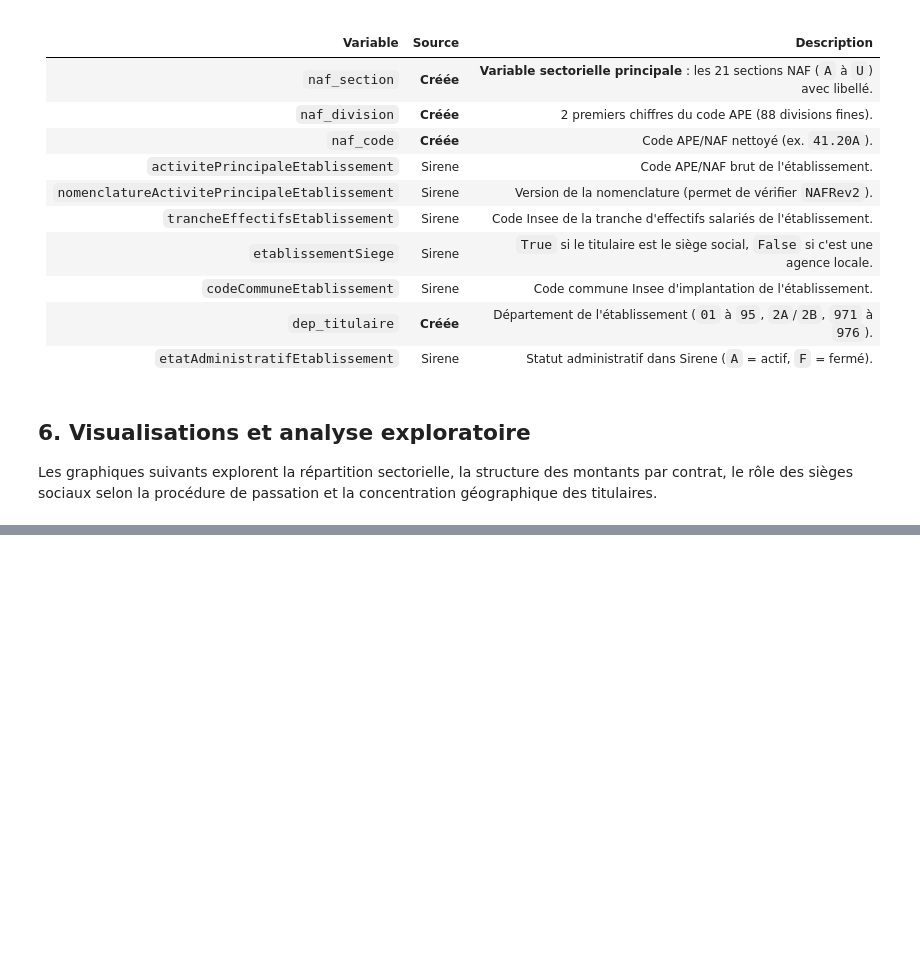
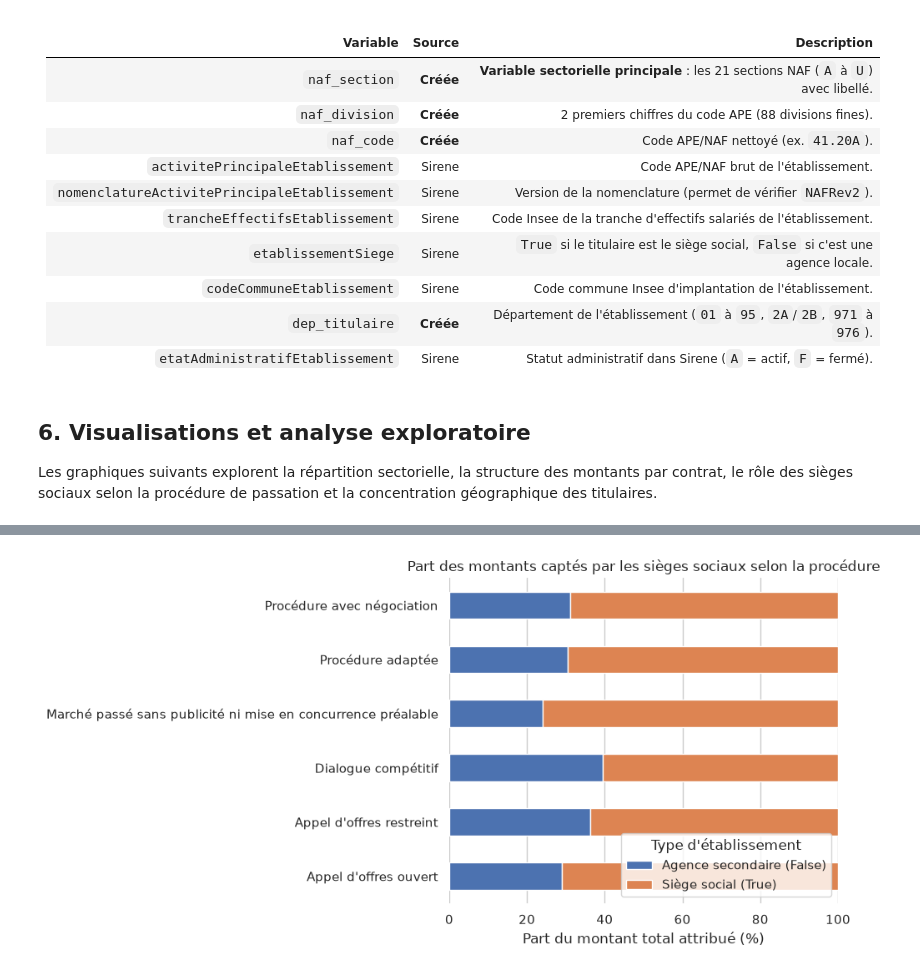
Before and after one commit to Glemesre/2A-Python-pour-la-data-science, a Jupyter notebook: main_clean.ipynb, the cells around one changed output, grey strips where cells are left out. Drawn from its saved outputs; the diff is of its cells as text; code cells hidden in the pictures; blank space fills up the shorter version.

```diff
--- a/main_clean.ipynb
+++ b/main_clean.ipynb
@@ -374,56 +294,14 @@ plt.show()
 # %%
 # ==============================================================================
 # 6.3. PART DES SIÈGES SOCIAUX SELON LA PROCÉDURE DE PASSATION
 # ==============================================================================
 
-# Table de correspondance des codes Insee de tranches d'effectifs salariés
-libelles_effectifs = {
-    "NN": "0 salarié / Non renseigné",
-    "00": "0 salarié",
-    "01": "1-2 sal.",
-    "02": "3-5 sal.",
-    "03": "6-9 sal.",
-    "11": "10-19 sal.",
-    "12": "20-49 sal.",
-    "21": "50-99 sal.",
-    "22": "100-199 sal.",
-    "31": "200-249 sal.",
-    "32": "250-499 sal.",
-    "41": "500-999 sal.",
-    "42": "1000-1999 sal.",
-    "51": "2000-4999 sal.",
-    "52": "5000+ sal.",
-}
-df_apparies["taille_etab"] = df_apparies["trancheEffectifsEtablissement"].map(libelles_effectifs)
+importlib.reload(src.sirene_stats_desc)
+from src.sirene_stats_desc import plot_siege_procedure
 
-# Répartition en volume financier (%) entre agences locales (False) et sièges sociaux (True)
-ct_volume = (
-    pd.crosstab(
-        df_apparies["procedure"],
-        df_apparies["etablissementSiege"],
-        values=df_apparies["montant_part"],
-        aggfunc="sum",
-        normalize="index",
-    )
-    * 100
-)
-
-ax = ct_volume.plot(
-    kind="barh",
-    stacked=True,
-    figsize=(10, 5),
-    color=["#4c72b0", "#dd8452"],
-)
-ax.set_xlabel("Part du montant total attribué (%)")
-ax.set_ylabel("")
-ax.legend(
-    ["Agence secondaire (False)", "Siège social (True)"],
-    title="Type d'établissement",
-    loc="lower right",
-)
-ax.set_title("Part des montants captés par les sièges sociaux selon la procédure")
-plt.tight_layout()
-plt.show()
+plot_siege_procedure(df_final)
+# %% [output]
+[figure, added]
 # %%
 # ==============================================================================
 # 6.4. CARTOGRAPHIE DÉPARTEMENTALE DES MONTANTS ATTRIBUÉS (PLOTLY)
```
Also changed, not shown: parts of 11 cells of this notebook, 5 other files.
